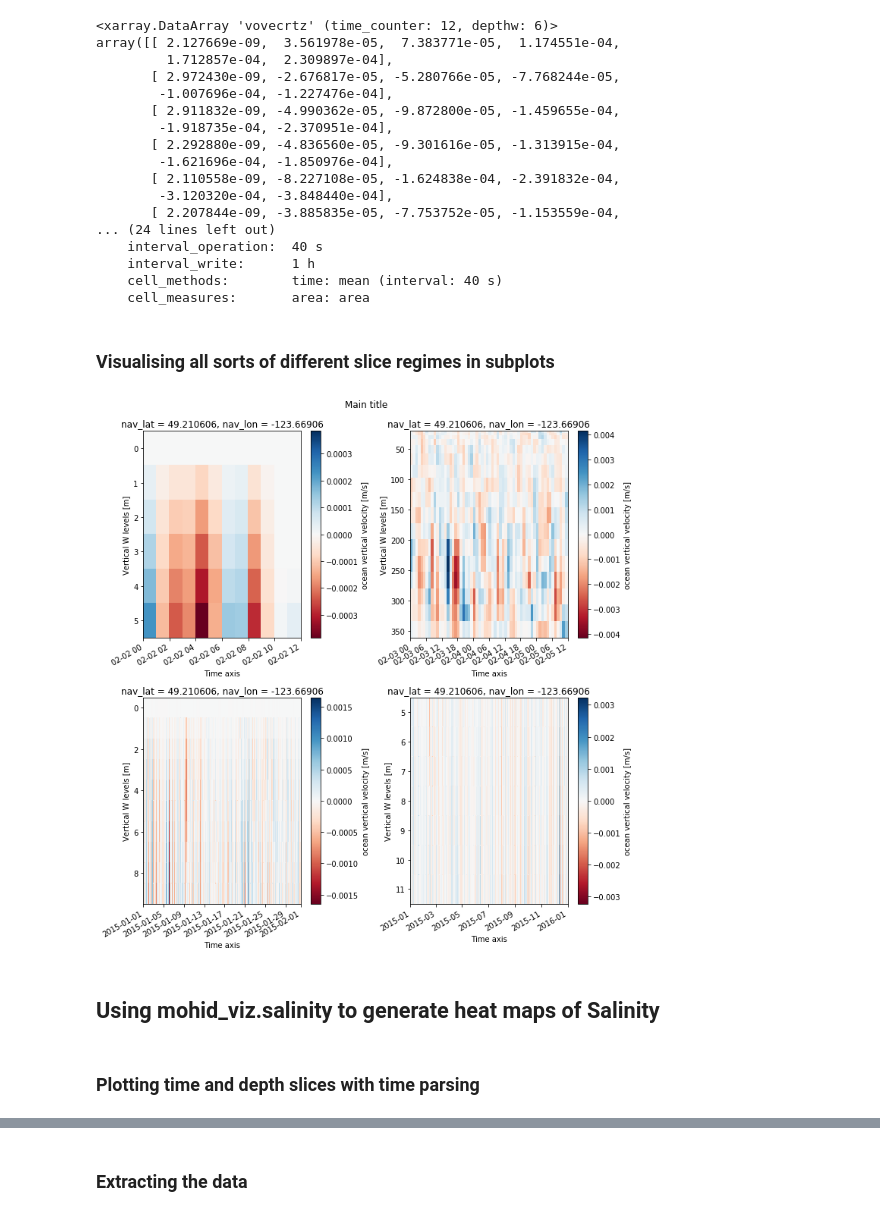
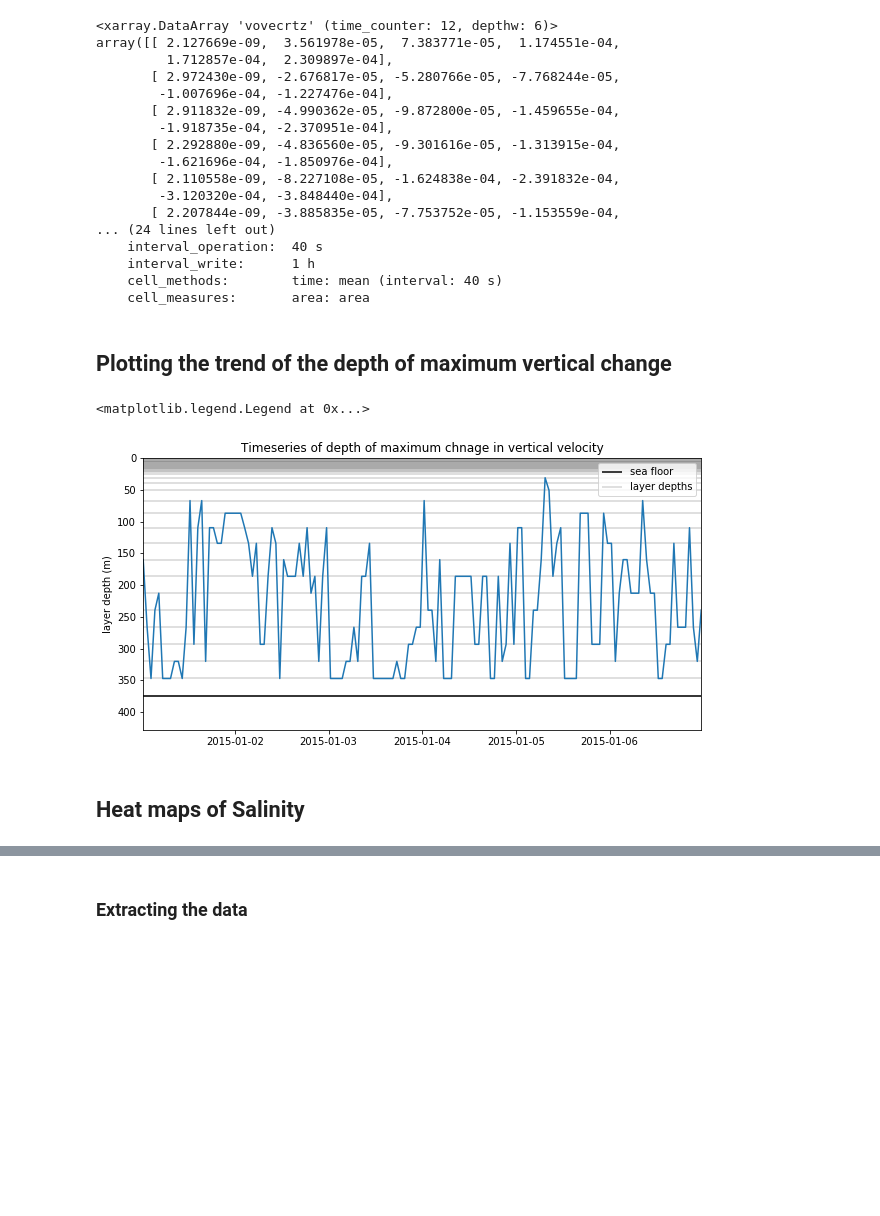
Before and after one commit to ambhudia/analysis-ashutosh, a Jupyter notebook: mohid_viz.ipynb, the cells around one changed output, grey strips where cells are left out. Saved outputs shown, nothing was run; the diff lists cells and outputs as text; code cells hidden in the pictures; blank space fills up the shorter version.

Commit message:
add recipes to mohid viz notebook

```diff
--- a/mohid_viz.ipynb
+++ b/mohid_viz.ipynb
@@ -45,19 +211,5 @@ array([[ 2.127669e-09,  3.561978e-05,  7.383771e-05,  1.174551e-04,
     interval_write:      1 h
     cell_methods:        time: mean (interval: 40 s)
     cell_measures:       area: area
-# %% [markdown]
-<h3>Visualising all sorts of different slice regimes in subplots</h3>
-# %%
-fig = plt.figure(figsize = (10,10))
-ax = plt.subplot(2,2,1)
-a = w_vel('Vertical_velocity_profiles/sog2015.nc', top = 0, bottom = 6, begin = '2 feb 2015 00:00', end = '2 Feb 2015 12:00')
-ax1 = plt.subplot(2,2,2)
-a = w_vel('Vertical_velocity_profiles/sog2015.nc', top = 20, begin = '3 feb 2015 00:00', end = '5 Feb 2015 12:00')
-ax2 = plt.subplot(2,2,3)
-a = w_vel('Vertical_velocity_profiles/sog2015.nc', bottom = 10, begin = '1 Jan 2015', end = '1 Feb 2015')
-ax3 = plt.subplot(2,2,4)
-a = w_vel('Vertical_velocity_profiles/sog2015.nc', top = 5, bottom = 12, begin = None, end = None)
-plt.suptitle('Main title', y=1.02)
-plt.tight_layout()
-# %% [output]
-[figure, removed]
+# %% [markdown]
+## Plotting the trend of the depth of maximum vertical change
@@ -64,4 +229,33 @@ plt.tight_layout()
+# %%
+def max_delta(depths, truncated_array):
+    """return raw plot data for depth of maximum delta
+    """
+    # time is axis 0, depth is axis 1
+    difference = np.abs(np.diff(truncated_array, axis=1))
+    data = (depths[np.argmax(difference, axis=1)])
+    return data, difference
+# %%
+depths = sog2015.depthw.values
+array = sog2015.vovecrtz.sel(time_counter = slice(convert_timestamp('1 Jan 2015'), convert_timestamp('7 Jan 2015')))
+bottom_index = find_bottom(array[0].values)
+# %%
+truncated_array = array.isel(depthw = slice(0,bottom_index)).values
+times = array.time_counter.values
+# %%
+delta, difference = max_delta(depths,truncated_array)
+# %%
+fig = plt.figure(figsize=(10,5))
+plt.plot(times, delta)
+plt.xlim(times[0], times[-1])
+plt.ylim(depths[0], depths[-1])
+plt.hlines(depths[bottom_index-1], times[0], times[-1], label = 'sea floor')
+plt.hlines(depths[0:bottom_index], times[0], times[-1], linewidth = 0.25, label='layer depths')
+plt.gca().invert_yaxis()
+plt.ylabel('layer depth (m)')
+plt.title('Timeseries of depth of maximum chnage in vertical velocity')
+plt.legend()
+# %% [output]
+<matplotlib.legend.Legend at 0x...>
+[figure, added]
 # %% [markdown]
-<h2>Using mohid_viz.salinity to generate heat maps of Salinity</h2>
+<h2>Heat maps of Salinity</h2>
-# %% [markdown]
-<h3>Plotting time and depth slices with time parsing</h3>
```
Also changed, not shown: parts of 30 cells of this notebook, 1 other file.
